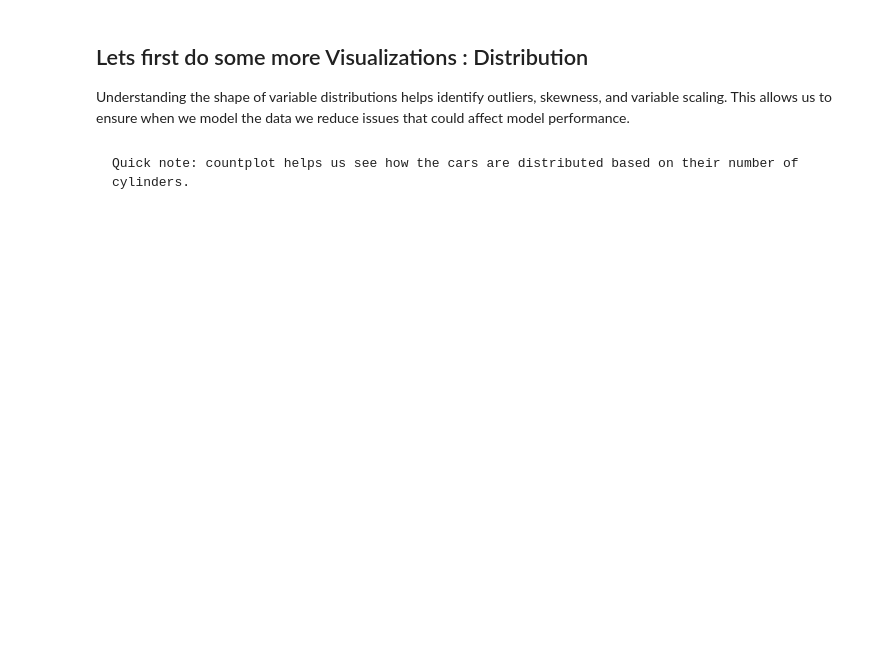
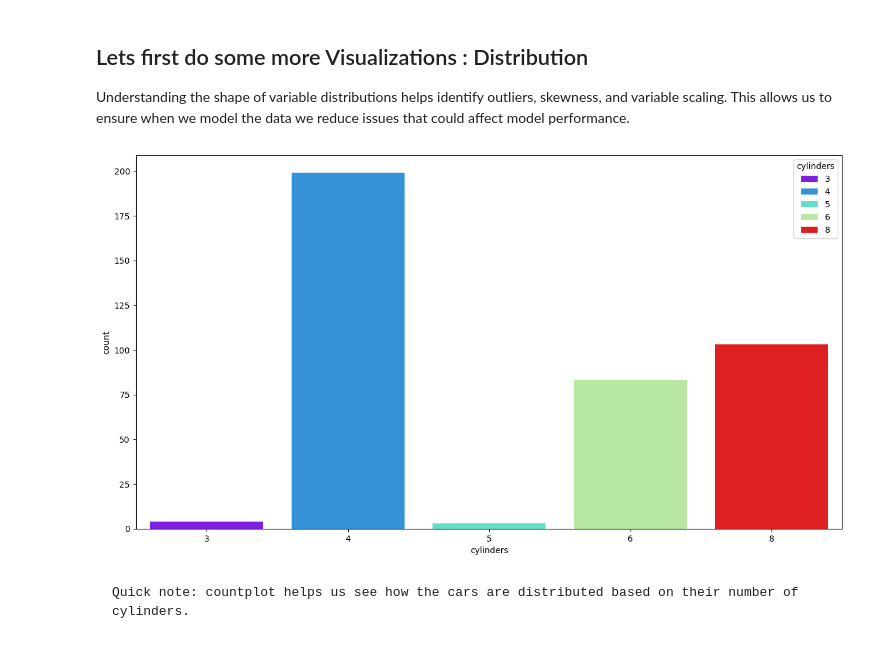
Before and after one commit to mhussen2/Mr-Powers-CPP, a Jupyter notebook: classNotes/Lecture 20 - Regression/20.1 - Linear Regresion/Linear_Regression_Part1.ipynb, the cells around one changed output. Drawn from its saved outputs; the diff is of its cells as text; code cells hidden in the pictures; blank space fills up the shorter version.

```diff
--- a/classNotes/Lecture 20 - Regression/20.1 - Linear Regresion/Linear_Regression_Part1.ipynb
+++ b/classNotes/Lecture 20 - Regression/20.1 - Linear Regresion/Linear_Regression_Part1.ipynb
@@ -39,8 +60,10 @@ Understanding the shape of variable distributions helps identify outliers, skewn
 This allows us to ensure when we model the data we reduce issues that could affect model performance.
 # %%
 plt.figure(figsize = (15, 8))
-sns.countplot(x=df["cylinders"], data = df, palette = "cubehelix", hue = "cylinders")
+sns.countplot(x=df["cylinders"], data = df, palette = "rainbow", hue = "cylinders")
 plt.show()
+# %% [output]
+[figure, added]
 # %% [markdown]
     Quick note: countplot helps us see how the cars are distributed based on their number of cylinders.
 # %%
```
Also changed, not shown: parts of 15 cells of this notebook, 1 other file.
